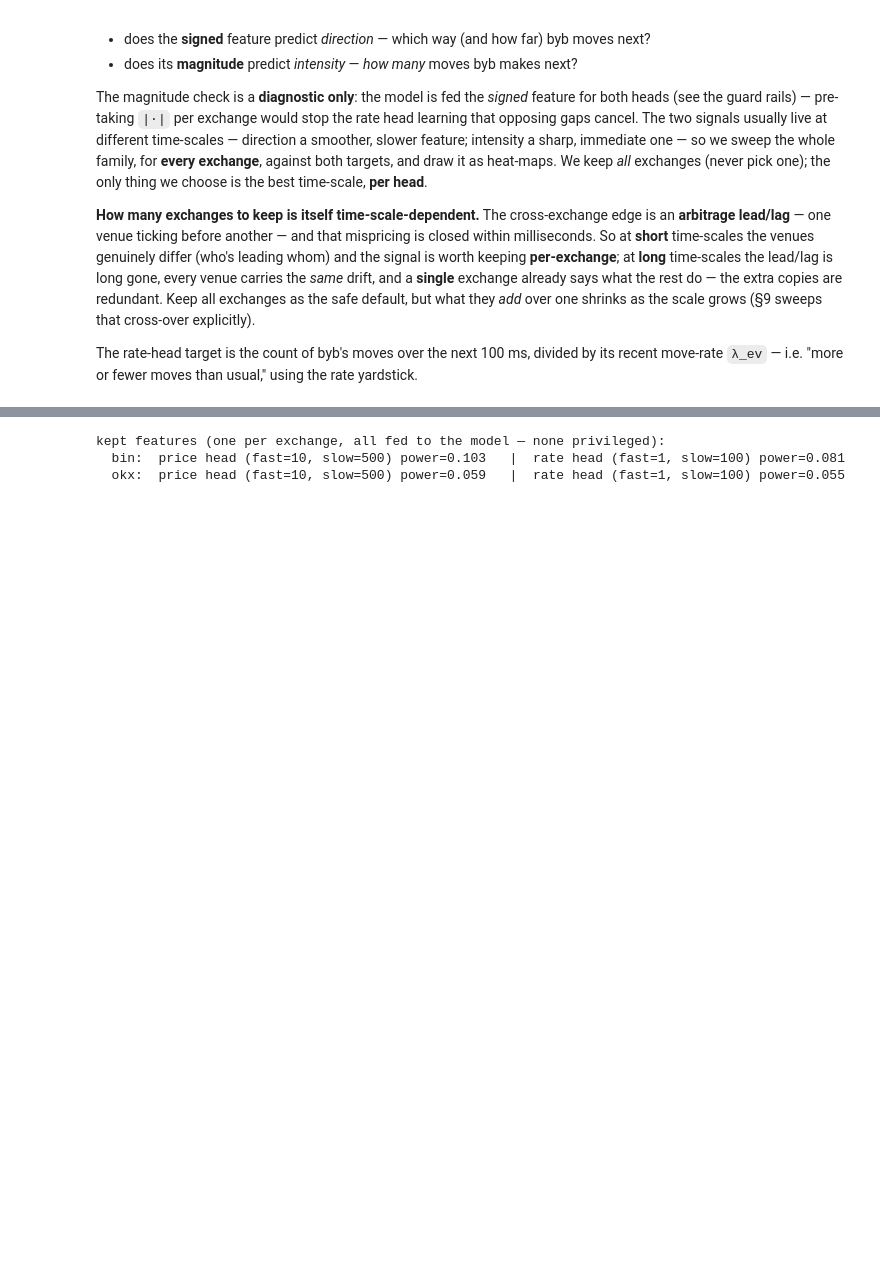
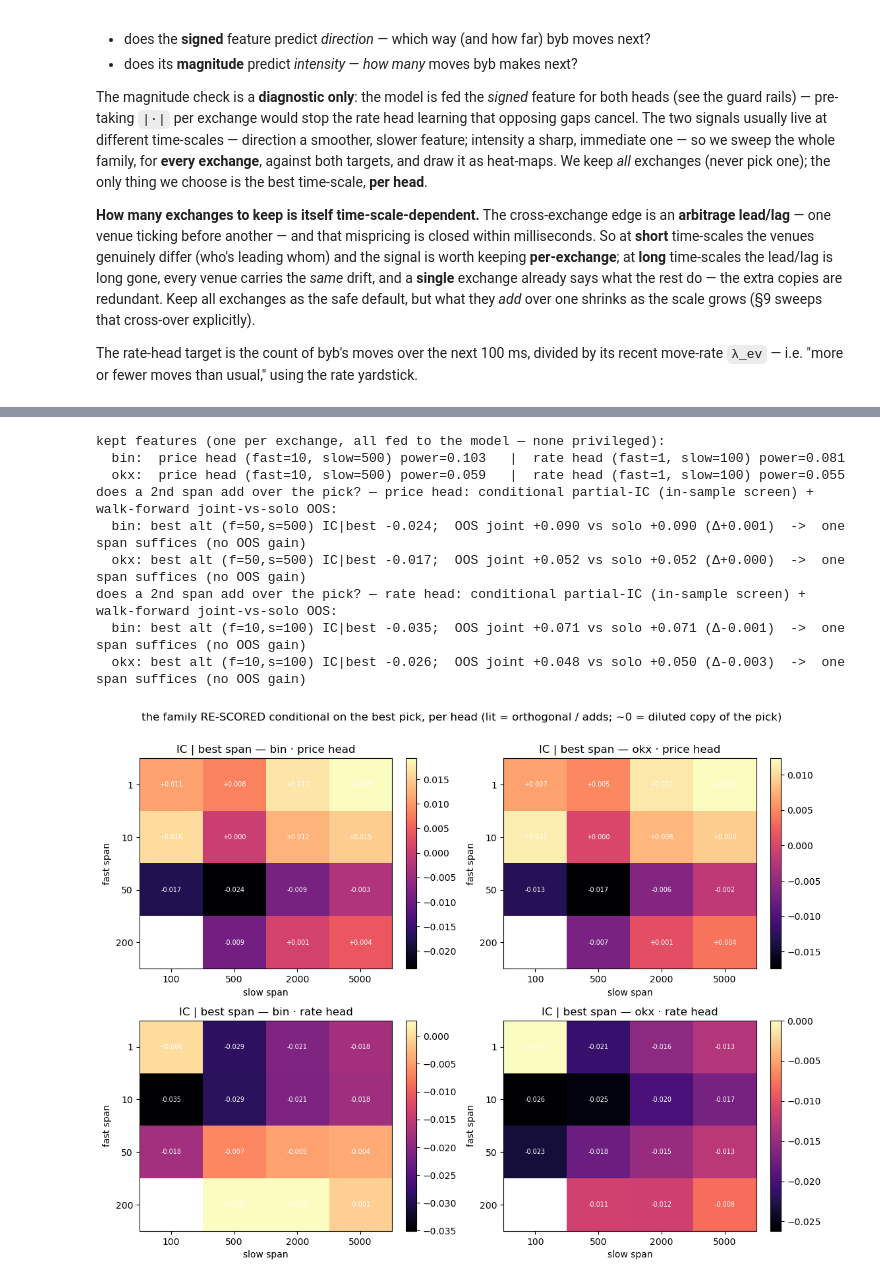
Before and after one commit to leithboyd/boba, a Jupyter notebook: notebooks/features/template.ipynb, the cells around one changed output, grey strips where cells are left out. Saved outputs shown, nothing was run; the diff lists cells and outputs as text; code cells hidden in the pictures; blank space fills up the shorter version.

```diff
--- a/notebooks/features/template.ipynb
+++ b/notebooks/features/template.ipynb
@@ -742,31 +760,81 @@ for row, (grids, head) in enumerate([(price_grid, "price head: signed -> return"
     for col, ex in enumerate(OTHERS):
         ax = axes[row][col]; grid = grids[ex]; im = ax.imshow(grid, cmap="viridis", aspect="auto")
         ax.set_xticks(range(len(SLOW))); ax.set_xticklabels(SLOW); ax.set_xlabel("slow span")
         ax.set_yticks(range(len(FAST))); ax.set_yticklabels(FAST); ax.set_ylabel("fast span")
         ax.set_title(f"{head}  —  {ex}")
         for i in range(len(FAST)):
             for j in range(len(SLOW)):
                 if np.isfinite(grid[i, j]): ax.text(j, i, f"{grid[i, j]:.3f}", ha="center", va="center", color="w", fontsize=7)
         fig.colorbar(im, ax=ax, fraction=0.046)
 fig.suptitle("predictive power across the time-scale family — every exchange, both heads (fast span=1 means no smoothing)", y=1.01)
 fig.tight_layout(); plt.show()
 
 # We do NOT pick an exchange (not "the best", not assumed). Every exchange's feature is kept; the model weights
 # whichever is leading at the moment. Choosing the best time-scale PER exchange is fine; choosing an exchange is not.
 # NB: each grid cell is an IN-SAMPLE spearmanr(d, target) and best_member is the nanargmax over it (in-sample maximisation) — this is
 # used ONLY to PICK a time-scale, not to claim out-of-sample power. The chosen feature is then re-scored OUT-OF-SAMPLE by the §5
 # walk-forward gates below, and that is the number that counts.
 def best_member(grid): return np.unravel_index(np.nanargmax(grid), grid.shape)    # best (fast, slow) spans for THIS exchange (in-sample pick)
 price_member = {ex: best_member(price_grid[ex]) for ex in OTHERS}                  # one signed feature per exchange (price head)
 rate_member  = {ex: best_member(rate_grid[ex])  for ex in OTHERS}                  # one feature per exchange (rate head) — its span is PICKED here by the |feature|→count heat-map (in-sample, like the price pick), then the rate-SPAN feature is put through its OWN Gate A/B below (the rate-head gate cell), against the COUNT target — its verdict is not inherited from the price gates
 print("kept features (one per exchange, all fed to the model — none privileged):")
 for ex in OTHERS:
     pi, pj = price_member[ex]; ri, rj = rate_member[ex]
     print(f"  {ex}:  price head (fast={FAST[pi]}, slow={SLOW[pj]}) power={price_grid[ex][pi, pj]:.3f}"
           f"   |  rate head (fast={FAST[ri]}, slow={SLOW[rj]}) power={rate_grid[ex][ri, rj]:.3f}")
+
+# === Does a SECOND time-scale ADD over the pick? — the sweep RE-SCORED conditional on the best member, PER HEAD ===
+# Selection lives here in §6. We picked the best span per head by IC; now re-score the WHOLE family as
+# partial-IC(cell | chosen) -- each cell's IC against the head's target, CONTROLLING for the span we picked (the
+# same partial-IC tool the echo-netting cell uses; control = the chosen span, not the trailing move).
+# A cell still LIT adds signal ORTHOGONAL to the pick; a cell that COLLAPSES to ~0 is a diluted copy. The heat-map
+# is in-sample, so the keep/drop DECISION is the walk-forward joint-vs-solo OOS IC (wf_ic, imported in §5).
+def _pic(f, y, c):                                                   # partial rank-IC of f with y, controlling for c
+    m = np.isfinite(f) & np.isfinite(y) & np.isfinite(c)
+    if m.sum() <= 100: return np.nan
+    rfy = spearmanr(f[m], y[m]).statistic; rfc = spearmanr(f[m], c[m]).statistic; rcy = spearmanr(c[m], y[m]).statistic
+    return (rfy - rfc * rcy) / np.sqrt(max((1.0 - rfc**2) * (1.0 - rcy**2), 1e-12))
+
+# Per head: feat() maps a cell to its scored feature, tgt is the head's target, member is the in-sample pick.
+HEADS = [("price head", lambda ex, nf, ns: price_dislocation(ex, nf, ns),         target,      price_member),
+         ("rate head",  lambda ex, nf, ns: np.abs(price_dislocation(ex, nf, ns)), rate_target, rate_member)]
+fig, axes = plt.subplots(len(HEADS), len(OTHERS), figsize=(5.6 * len(OTHERS), 4.2 * len(HEADS)), squeeze=False)
+second = {}
+for row, (head, feat, tgt, member) in enumerate(HEADS):
+    print(f"does a 2nd span add over the pick? — {head}: conditional partial-IC (in-sample screen) + walk-forward joint-vs-solo OOS:")
+    for col, ex in enumerate(OTHERS):
+        ci, cj = member[ex]; chosen = feat(ex, FAST[ci], SLOW[cj])
+        cond = np.full((len(FAST), len(SLOW)), np.nan)
+        for i, nf in enumerate(FAST):
+            for j, ns in enumerate(SLOW):
+                if nf < ns: cond[i, j] = 0.0 if (i, j) == (ci, cj) else _pic(feat(ex, nf, ns), tgt, chosen)
+        ax = axes[row][col]; im = ax.imshow(cond, cmap="magma", aspect="auto")
+        ax.set_xticks(range(len(SLOW))); ax.set_xticklabels(SLOW); ax.set_xlabel("slow span")
+        ax.set_yticks(range(len(FAST))); ax.set_yticklabels(FAST); ax.set_ylabel("fast span")
+        ax.set_title(f"IC | best span — {ex} · {head}")
+        for i in range(len(FAST)):
+            for j in range(len(SLOW)):
+                if np.isfinite(cond[i, j]): ax.text(j, i, f"{cond[i, j]:+.3f}", ha="center", va="center", color="w", fontsize=7)
+        fig.colorbar(im, ax=ax, fraction=0.046)
+        bi, bj = np.unravel_index(np.nanargmax(np.abs(cond)), cond.shape)          # the most-orthogonal alternative cell (in-sample screen)
+        f1, f2 = chosen, feat(ex, FAST[bi], SLOW[bj])
+        solo, joint = wf_ic([f1], tgt), wf_ic([f1, f2], tgt)                       # OOS: chosen alone vs the pair
+        keep = bool((joint - solo) >= 0.01)                                        # the OOS joint gain DECIDES
+        second[(head, ex)] = (bi, bj) if keep else None
+        print(f"  {ex}: best alt (f={FAST[bi]},s={SLOW[bj]}) IC|best {cond[bi, bj]:+.3f};  OOS joint {joint:+.3f} vs solo {solo:+.3f} (Δ{joint - solo:+.3f})"
+              f"  ->  {'KEEP 2nd span (adds OOS)' if keep else 'one span suffices (no OOS gain)'}")
+fig.suptitle("the family RE-SCORED conditional on the best pick, per head (lit = orthogonal / adds; ~0 = diluted copy of the pick)", y=1.005)
+fig.tight_layout(); plt.show()
 # %% [output]
 [figure]
 kept features (one per exchange, all fed to the model — none privileged):
   bin:  price head (fast=10, slow=500) power=0.103   |  rate head (fast=1, slow=100) power=0.081
   okx:  price head (fast=10, slow=500) power=0.059   |  rate head (fast=1, slow=100) power=0.055
+does a 2nd span add over the pick? — price head: conditional partial-IC (in-sample screen) + walk-forward joint-vs-solo OOS:
+  bin: best alt (f=50,s=500) IC|best -0.024;  OOS joint +0.090 vs solo +0.090 (Δ+0.001)  ->  one span suffices (no OOS gain)
+  okx: best alt (f=50,s=500) IC|best -0.017;  OOS joint +0.052 vs solo +0.052 (Δ+0.000)  ->  one span suffices (no OOS gain)
+does a 2nd span add over the pick? — rate head: conditional partial-IC (in-sample screen) + walk-forward joint-vs-solo OOS:
+  bin: best alt (f=10,s=100) IC|best -0.035;  OOS joint +0.071 vs solo +0.071 (Δ-0.001)  ->  one span suffices (no OOS gain)
+  okx: best alt (f=10,s=100) IC|best -0.026;  OOS joint +0.048 vs solo +0.050 (Δ-0.003)  ->  one span suffices (no OOS gain)
+[figure, added]
 # %% [markdown]
```
Also changed, not shown: parts of 34 cells of this notebook, 39 other files.
